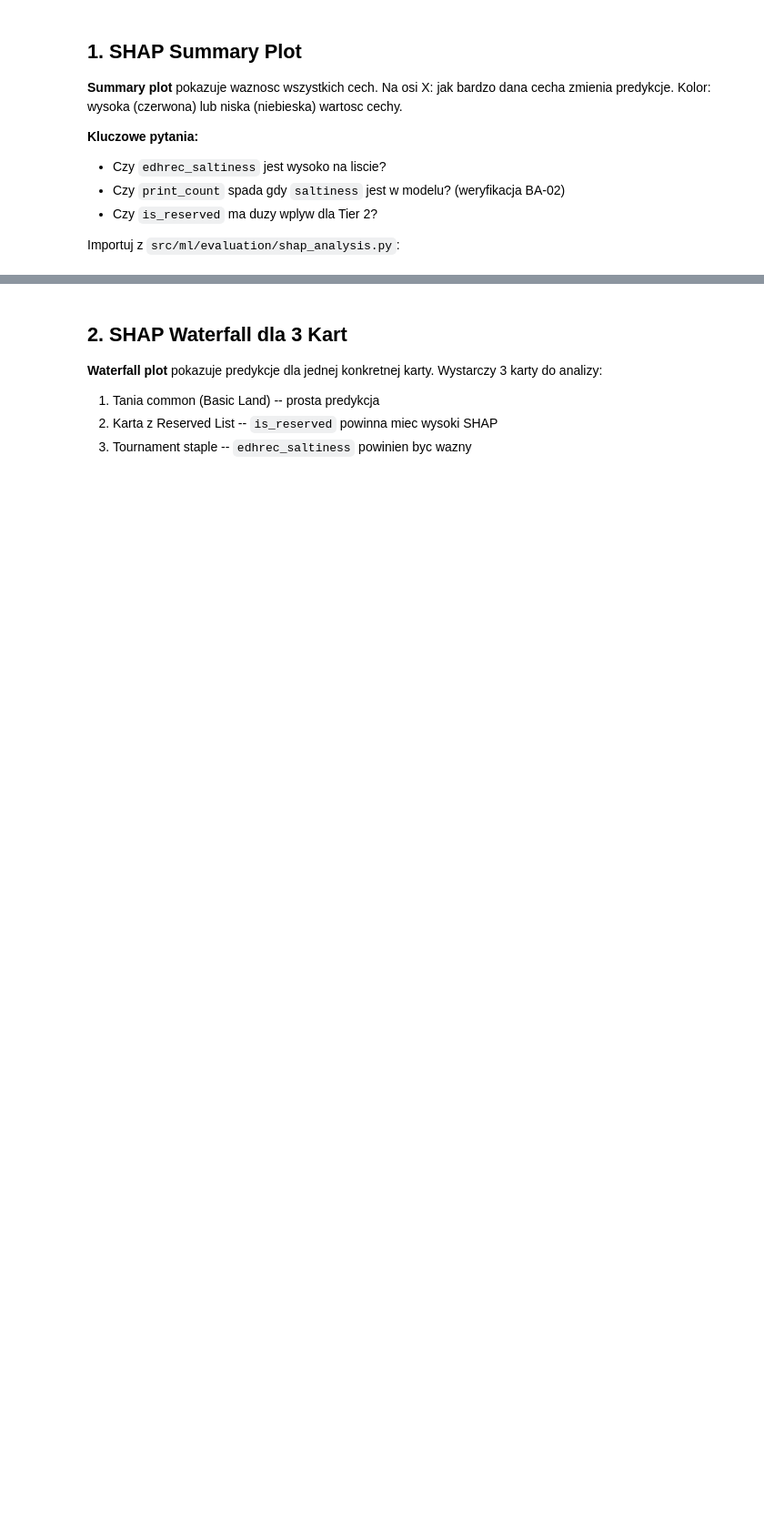
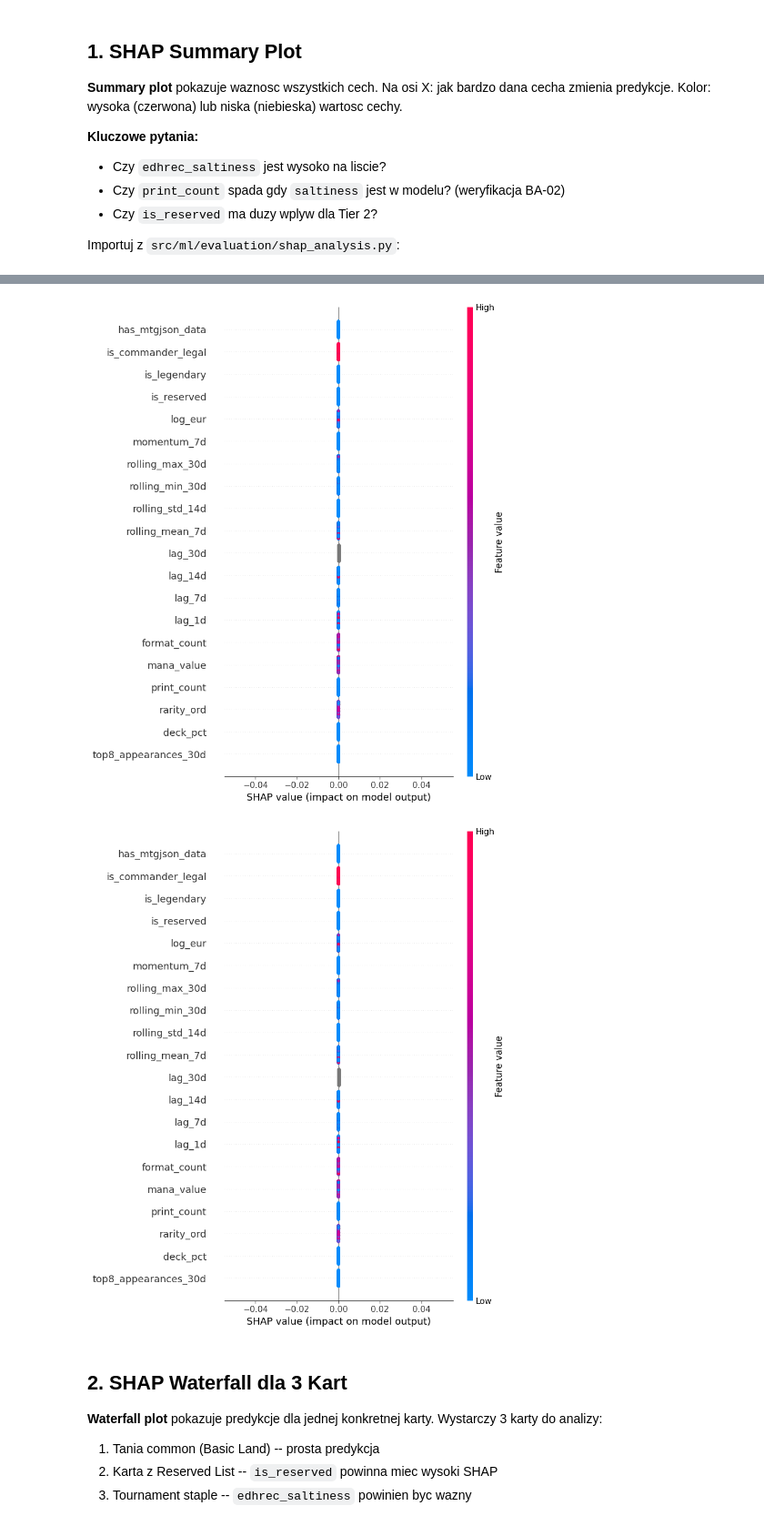
Before and after one commit to jedrzejpolaczek/aviarium.columbarius, a Jupyter notebook: notebooks/ml_models/04_shap_optuna.ipynb, the cells around one changed output, grey strips where cells are left out. Shown at 91% size. Cells and saved outputs as stored; diff of their text form; code cells hidden in the pictures; blank space fills up the shorter version.

```diff
--- a/notebooks/ml_models/04_shap_optuna.ipynb
+++ b/notebooks/ml_models/04_shap_optuna.ipynb
@@ -58,17 +60,61 @@ Kolor: wysoka (czerwona) lub niska (niebieska) wartosc cechy.
 
 Importuj z `src/ml/evaluation/shap_analysis.py`:
 # %%
+import numpy as np
+import pandas as pd
+
 from src.ml.evaluation.shap_analysis import compute_shap_values, plot_summary
 from src.ml.features.lag import build_lag_features, build_target
-from src.ml.features.pipeline import build_feature_pipeline, prepare_training_data
+from src.ml.features.pipeline import (
+    build_feature_pipeline,
+    get_feature_names,
+    prepare_training_data,
+)
 from src.ml.models.lightgbm_model import LightGBMPriceModel, LightGBMParams
 
 lag_df = build_lag_features(conn, SNAPSHOT_DATE)
 target_df = build_target(conn, SNAPSHOT_DATE)
 card_df = conn.execute("SELECT * FROM gold_card_features").df()
 
-pipeline = build_feature_pipeline()
-X, y = prepare_training_data(lag_df, card_df, target_df)
+# build_lag_features/gold_card_features do not compute all columns the pipeline
+# expects yet -- same enrichment as notebook 02 (baseline), kept in sync manually
+# since _enrich_lag_df/_enrich_card_df in pipeline.py are private helpers reserved
+# for build_inference_features()/walk_forward_cv().
+lag_df["log_eur"] = np.log1p(lag_df["eur"])
+lag_df["rolling_mean_7d"] = np.log1p(lag_df["rolling_mean_7d"])
+
+rarity_map = {"common": 0, "uncommon": 1, "rare": 2, "mythic": 3}
+card_df["rarity_ord"] = card_df["rarity"].map(rarity_map)
+card_df["is_legendary"] = False
+card_df["has_mtgjson_data"] = True
+card_df["top8_appearances_30d"] = 0.0
+card_df["deck_pct"] = 0.0
+
+X_raw, y = prepare_training_data(lag_df, card_df, target_df)
+
+# Drop rows where the target is NaN (cards with no EUR price at snapshot_date or t+7).
+valid = y.notna()
+X_raw = X_raw[valid].reset_index(drop=True)
+y = y[valid].reset_index(drop=True)
+
+# DuckDB returns BOOLEAN columns with NULLs as pandas nullable BooleanDtype, which
+# turns the whole ColumnTransformer output to object dtype when hstacked with
+# floats. Normalise to plain numpy dtypes before the pipeline (same as notebook 02).
+for col in X_raw.columns:
+    dtype = X_raw[col].dtype
+    if hasattr(dtype, "numpy_dtype"):
+        ndtype = dtype.numpy_dtype
+        if ndtype == np.bool_:
+            X_raw[col] = X_raw[col].fillna(False).astype(bool)
+        elif np.issubdtype(ndtype, np.integer):
+            X_raw[col] = X_raw[col].fillna(0).astype(ndtype)
+        else:
+            X_raw[col] = X_raw[col].astype(float)
+
+feature_pipeline = build_feature_pipeline()
+X_transformed = feature_pipeline.fit_transform(X_raw)
+feat_names = get_feature_names(feature_pipeline)
+X = pd.DataFrame(np.array(X_transformed, dtype=np.float64), columns=feat_names)
 
 params = LightGBMParams()
 model = LightGBMPriceModel(params)
@@ -76,3 +122,4 @@ model.fit(X, y)
 
 shap_values, explainer = compute_shap_values(model, X)
 plot_summary(shap_values, X)
+# %% [output]
@@ -79,3 +143,5 @@ plot_summary(shap_values, X)
+[figure, added]
+[figure, added]
 # %% [markdown]
 ## 2. SHAP Waterfall dla 3 Kart
 
```
Also changed, not shown: parts of 5 cells of this notebook.
